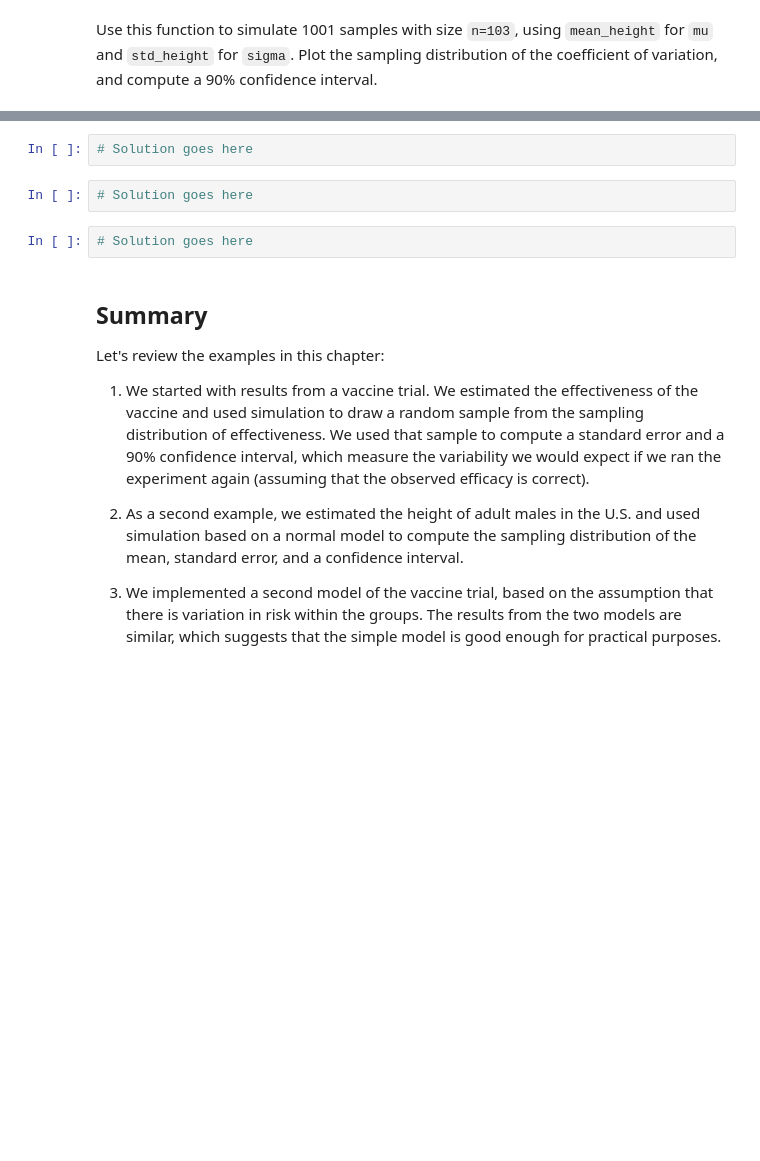
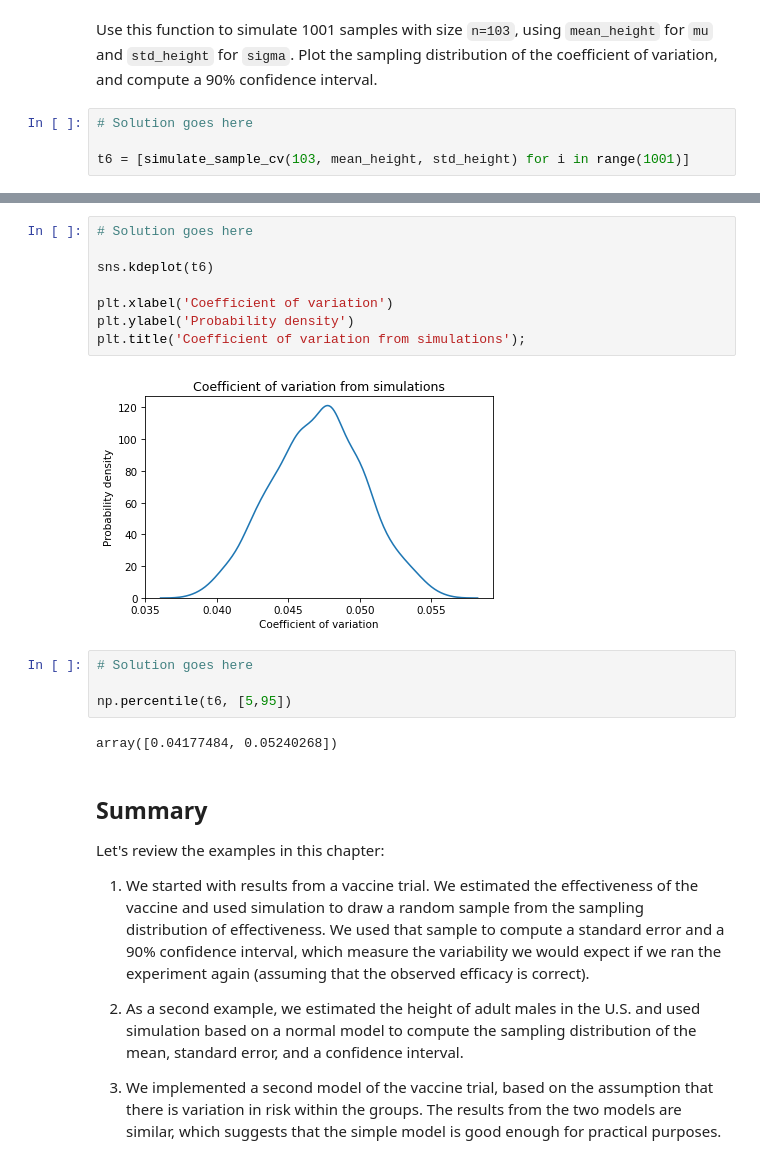
Before and after one commit to davidecaste/elem_data_analysis, a Jupyter notebook: 11_resampling.ipynb, the cells around one changed output, grey strips where cells are left out. Drawn from its saved outputs; the diff is of its cells as text; blank space fills up the shorter version.

```diff
--- a/11_resampling.ipynb
+++ b/11_resampling.ipynb
@@ -398,3 +468,7 @@ def simulate_sample_cv(n, mu, sigma):
 # %% [markdown]
 Use this function to simulate 1001 samples with size `n=103`, using `mean_height` for `mu` and `std_height` for `sigma`.
 Plot the sampling distribution of the coefficient of variation, and compute a 90% confidence interval.
+# %%
+# Solution goes here
+
+t6 = [simulate_sample_cv(103, mean_height, std_height) for i in range(1001)]
@@ -401,9 +493,19 @@ Plot the sampling distribution of the coefficient of variation, and compute a 90
+# %%
+# Solution goes here
+
+sns.kdeplot(t6)
+
+plt.xlabel('Coefficient of variation')
+plt.ylabel('Probability density')
+plt.title('Coefficient of variation from simulations');
+# %% [output]
+[figure, added]
 # %%
 # Solution goes here
+
+np.percentile(t6, [5,95])
+# %% [output]
+array([0.04177484, 0.05240268])
-# %%
-# Solution goes here
-# %%
-# Solution goes here
 # %% [markdown]
 ## Summary
 
```
Also changed, not shown: parts of 30 cells of this notebook.
